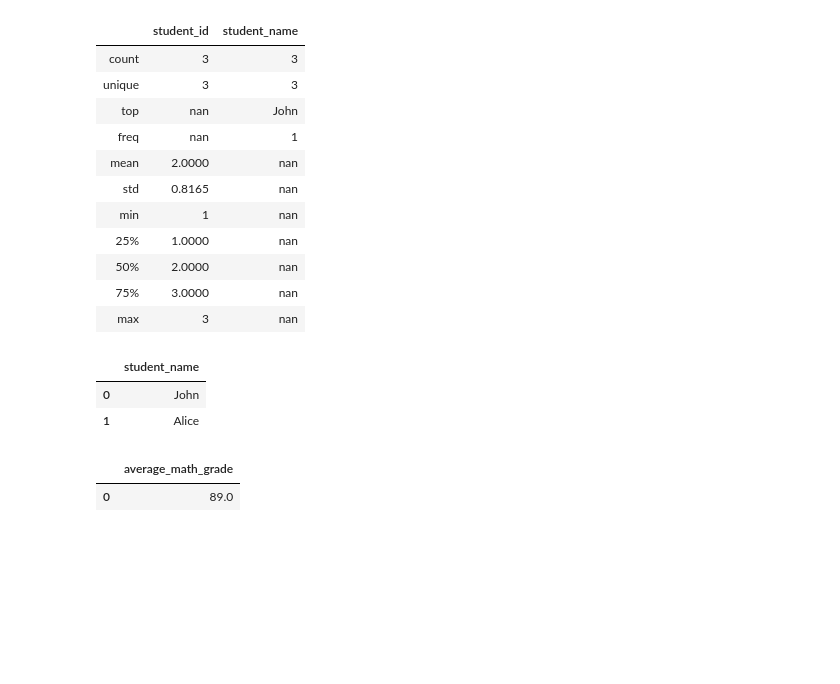
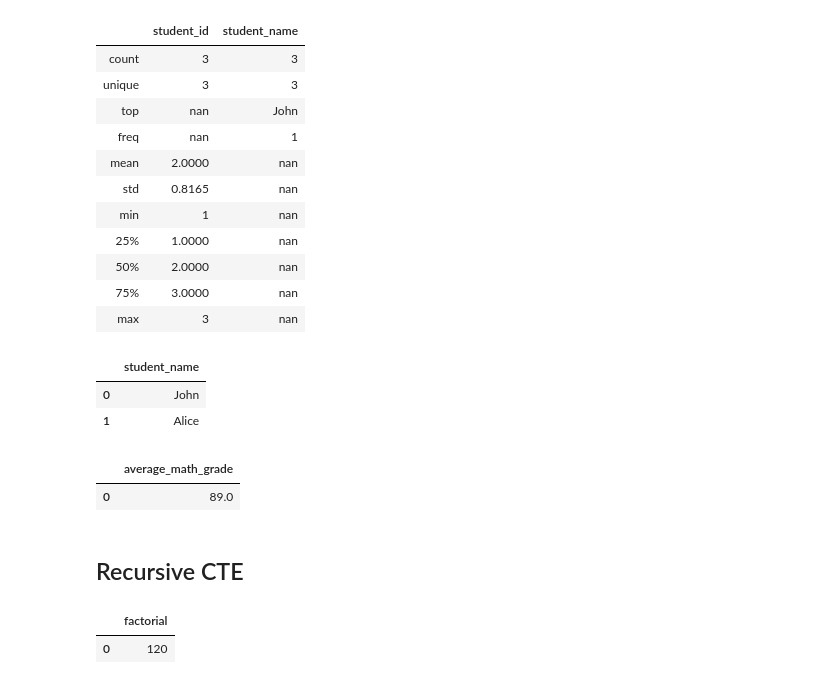
Before and after one commit to dmenezesgabriel/py-hello-duckdb, a Jupyter notebook: notebooks/JupySQL.ipynb, the cells around one changed output. Saved outputs shown, nothing was run; the diff lists cells and outputs as text; code cells hidden in the pictures; blank space fills up the shorter version.

```diff
--- a/notebooks/JupySQL.ipynb
+++ b/notebooks/JupySQL.ipynb
@@ -239,3 +234,20 @@ FROM (
 # %% [output]
 |  | average_math_grade |
 | 0 | 89.0 |
+# %% [markdown]
+## Recursive CTE
+# %%
+%%sql
+  WITH RECURSIVE factorial_cte(n, factorial) AS (
+    SELECT 1, 1   -- Anchor member: initialize the initial values
+    UNION ALL
+    SELECT n + 1, (n + 1) * factorial
+    FROM factorial_cte
+    WHERE n < 5   -- Recursive member: perform the recursive calculation until the condition is met
+  )
+  SELECT factorial
+  FROM factorial_cte
+  WHERE n = 5;
+# %% [output]
+|  | factorial |
+| 0 | 120 |
```
Also changed, not shown: parts of 4 cells of this notebook.
